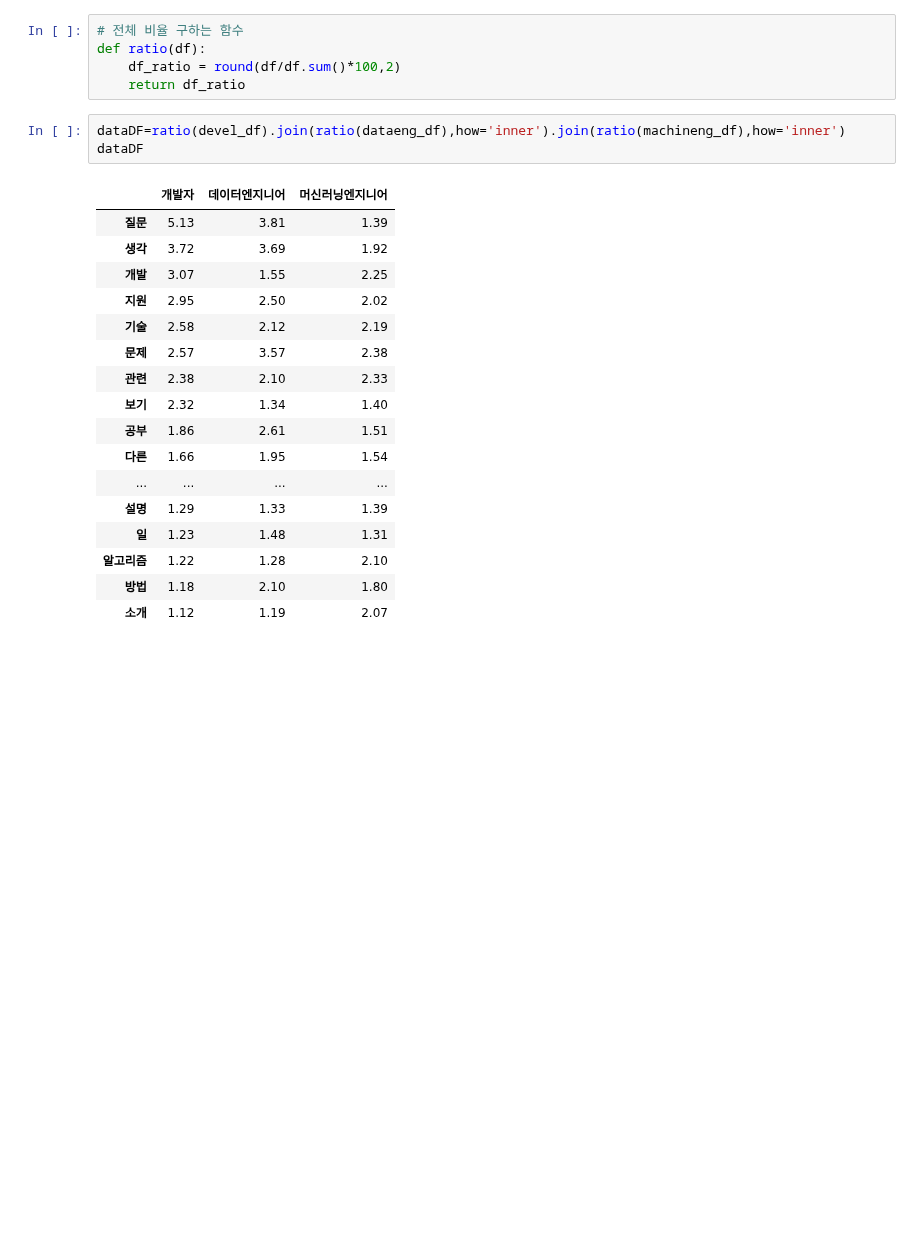
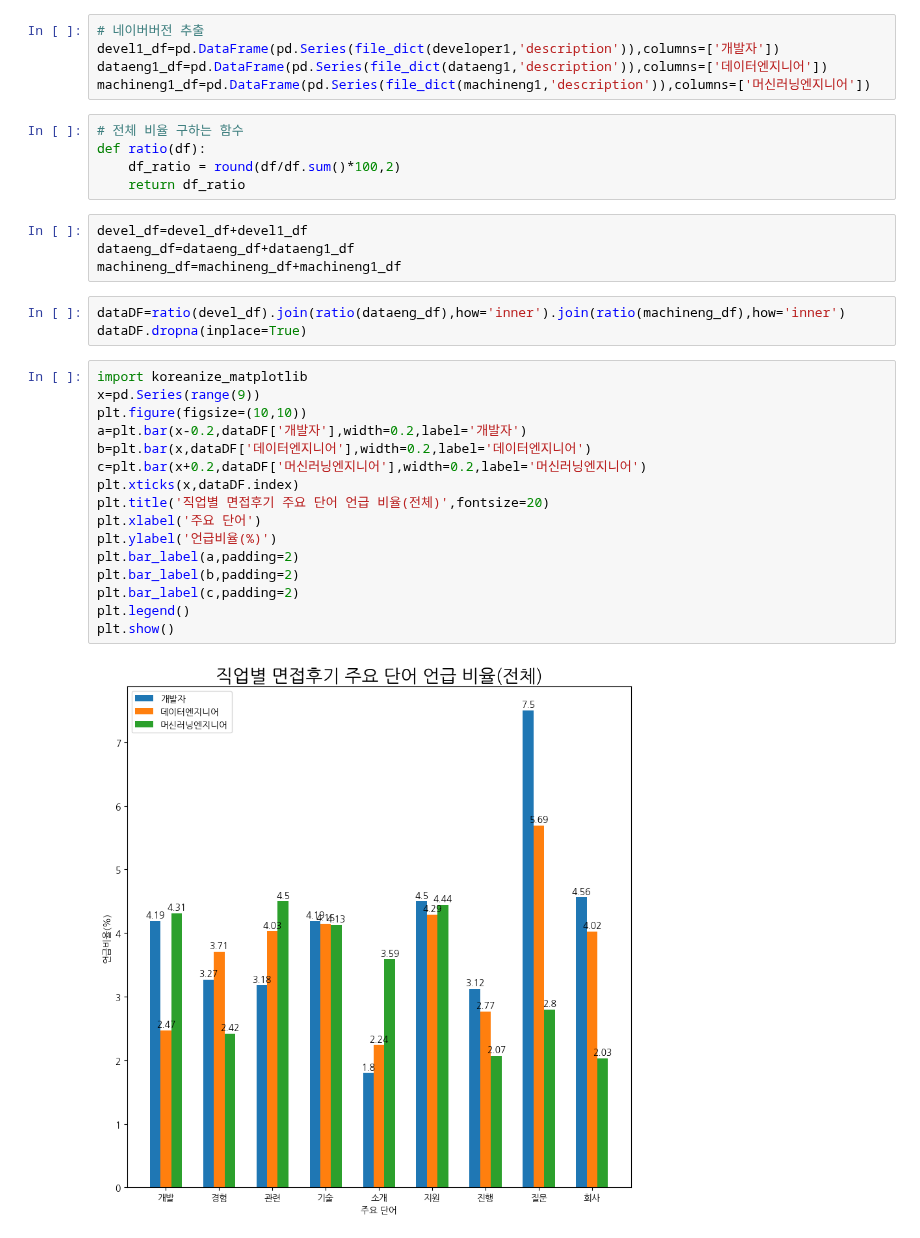
Before and after one commit to angelless00/KDT, a Jupyter notebook: 프로젝트/0814 면접후기분석/meet.ipynb, the cells around one changed output. Drawn from its saved outputs; the diff is of its cells as text; blank space fills up the shorter version.

```diff
--- a/프로젝트/0814 면접후기분석/meet.ipynb
+++ b/프로젝트/0814 면접후기분석/meet.ipynb
@@ -65,29 +68,38 @@ machineng_df=pd.DataFrame(pd.Series(file_dict(machineng)),columns=['머신러닝
+# %%
+# 네이버버전 추출
+devel1_df=pd.DataFrame(pd.Series(file_dict(developer1,'description')),columns=['개발자'])
+dataeng1_df=pd.DataFrame(pd.Series(file_dict(dataeng1,'description')),columns=['데이터엔지니어'])
+machineng1_df=pd.DataFrame(pd.Series(file_dict(machineng1,'description')),columns=['머신러닝엔지니어'])
 # %%
 # 전체 비율 구하는 함수
 def ratio(df):
     df_ratio = round(df/df.sum()*100,2)
     return df_ratio
+# %%
+devel_df=devel_df+devel1_df
+dataeng_df=dataeng_df+dataeng1_df
+machineng_df=machineng_df+machineng1_df
 # %%
 dataDF=ratio(devel_df).join(ratio(dataeng_df),how='inner').join(ratio(machineng_df),how='inner')
-dataDF
+dataDF.dropna(inplace=True)
-# %% [output]
-|  | 개발자 | 데이터엔지니어 | 머신러닝엔지니어 |
-| 질문 | 5.13 | 3.81 | 1.39 |
-| 생각 | 3.72 | 3.69 | 1.92 |
-| 개발 | 3.07 | 1.55 | 2.25 |
-| 지원 | 2.95 | 2.50 | 2.02 |
-| 기술 | 2.58 | 2.12 | 2.19 |
-| 문제 | 2.57 | 3.57 | 2.38 |
-| 관련 | 2.38 | 2.10 | 2.33 |
-| 보기 | 2.32 | 1.34 | 1.40 |
-| 공부 | 1.86 | 2.61 | 1.51 |
-| 다른 | 1.66 | 1.95 | 1.54 |
-| ... | ... | ... | ... |
-| 설명 | 1.29 | 1.33 | 1.39 |
-| 일 | 1.23 | 1.48 | 1.31 |
-| 알고리즘 | 1.22 | 1.28 | 2.10 |
-| 방법 | 1.18 | 2.10 | 1.80 |
-| 소개 | 1.12 | 1.19 | 2.07 |
+# %%
+import koreanize_matplotlib
+x=pd.Series(range(9))
+plt.figure(figsize=(10,10))
+a=plt.bar(x-0.2,dataDF['개발자'],width=0.2,label='개발자')
+b=plt.bar(x,dataDF['데이터엔지니어'],width=0.2,label='데이터엔지니어')
+c=plt.bar(x+0.2,dataDF['머신러닝엔지니어'],width=0.2,label='머신러닝엔지니어')
+plt.xticks(x,dataDF.index)
+plt.title('직업별 면접후기 주요 단어 언급 비율(전체)',fontsize=20)
+plt.xlabel('주요 단어')
+plt.ylabel('언급비율(%)')
+plt.bar_label(a,padding=2)
+plt.bar_label(b,padding=2)
+plt.bar_label(c,padding=2)
+plt.legend()
+plt.show()
+# %% [output]
+[figure, added]
 # %%
 bar=pd.concat([dataDF.loc['질문'],dataDF.loc['생각'],dataDF.loc['개발'],dataDF.loc['공부'],dataDF.loc['사용'],dataDF.loc['알고리즘']],axis=1)
 bar
```
Also changed, not shown: parts of 4 cells of this notebook, 23 other files.
